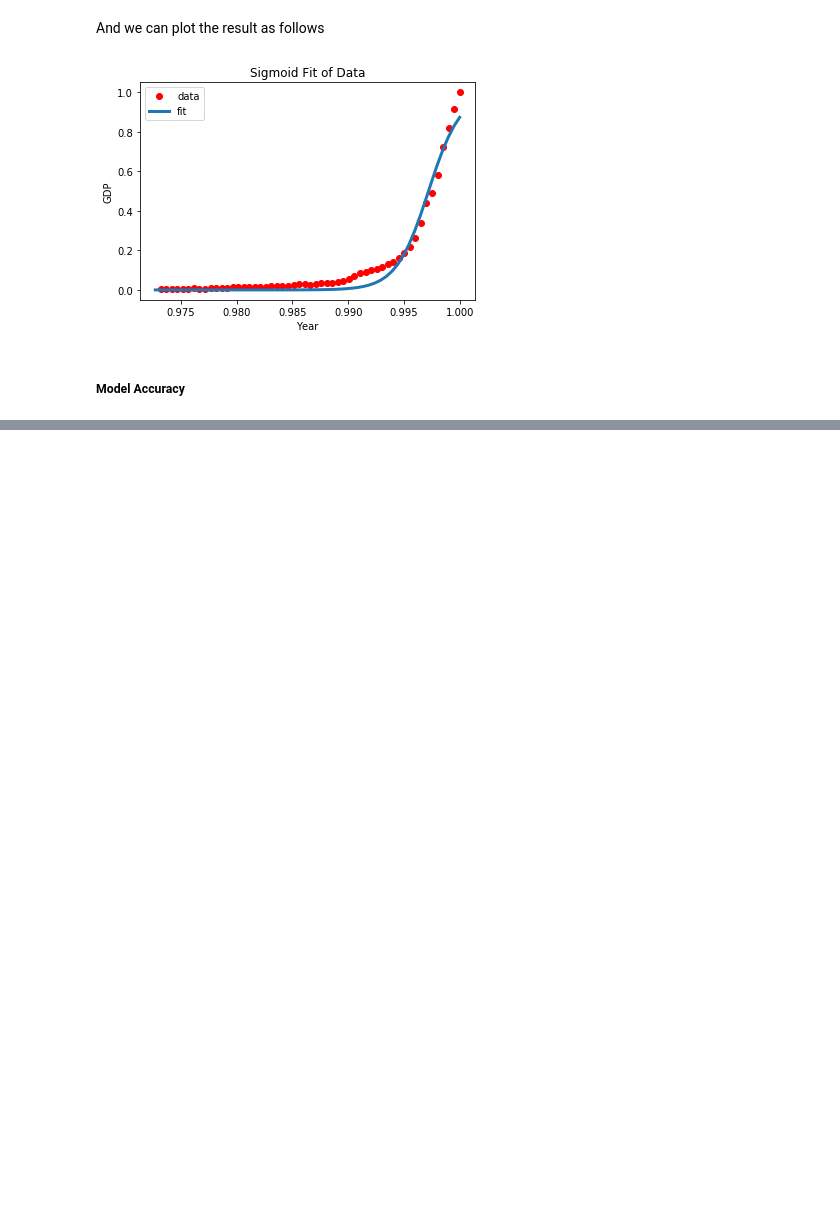
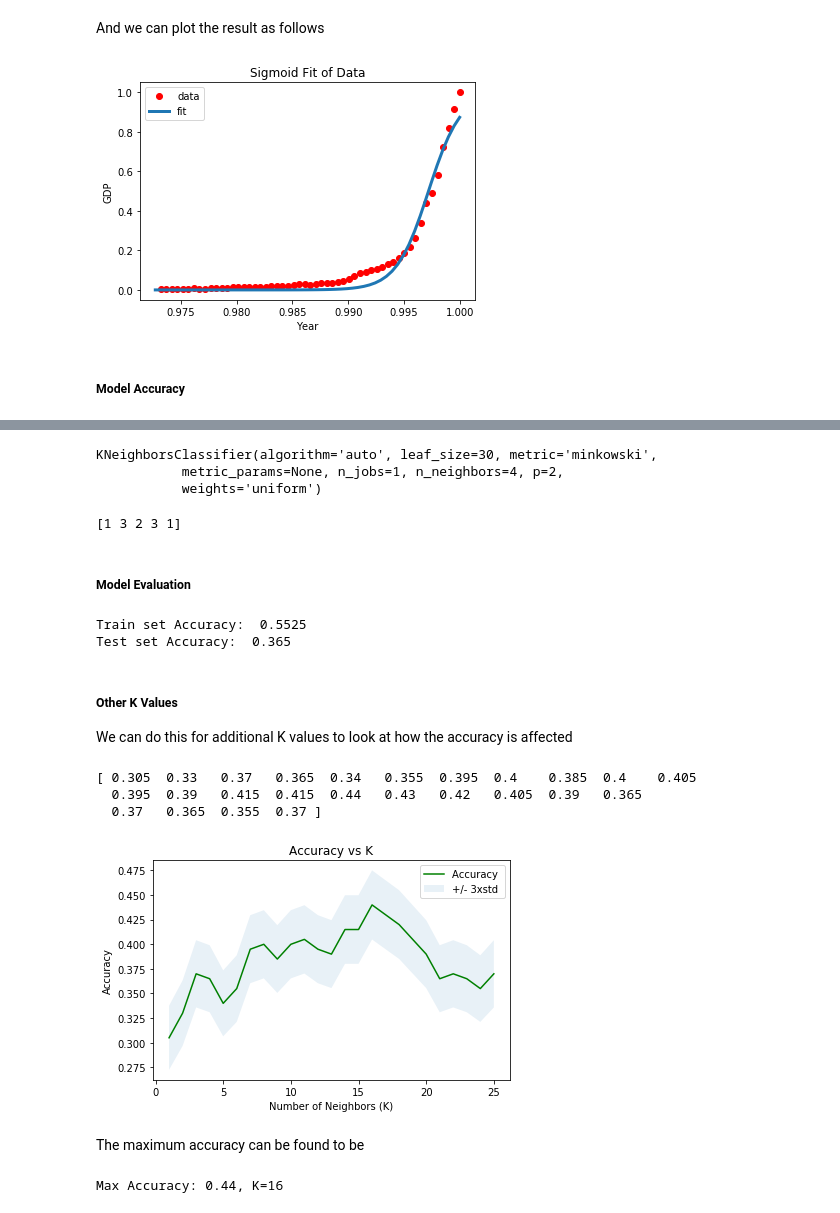
Before and after one commit to nabeelvalley/docs, a Jupyter notebook: dsx-with-python/notebooks/machine-learning-with-python.ipynb, the cells around one changed output, grey strips where cells are left out. Cells and saved outputs as stored; diff of their text form; code cells hidden in the pictures; blank space fills up the shorter version.

```diff
--- a/dsx-with-python/notebooks/machine-learning-with-python.ipynb
+++ b/dsx-with-python/notebooks/machine-learning-with-python.ipynb
@@ -625,0 +838,63 @@ R2-score: 0.95
+# %%
+k = 4
+# %%
+knn = knn_classifier(n_neighbors=k)
+knn.fit(X_train, Y_train)
+# %% [output]
+KNeighborsClassifier(algorithm='auto', leaf_size=30, metric='minkowski',
+           metric_params=None, n_jobs=1, n_neighbors=4, p=2,
+           weights='uniform')
+# %%
+Y_hat = knn.predict(X_test)
+print(Y_hat[0:5])
+# %% [output]
+[1 3 2 3 1]
+# %% [markdown]
+##### Model Evaluation
+# %%
+from sklearn import metrics
+print("Train set Accuracy: ", metrics.accuracy_score(Y_train, knn.predict(X_train)))
+print("Test set Accuracy: ", metrics.accuracy_score(Y_test, Y_hat))
+# %% [output]
+Train set Accuracy:  0.5525
+Test set Accuracy:  0.365
+# %% [markdown]
+##### Other K Values
+
+We can do this for additional K values to look at how the accuracy is affected
+# %%
+k_max = 25
+mean_acc = np.zeros((k_max))
+std_acc = np.zeros((k_max))
+ConfustionMx = [];
+for n in range(1,k_max + 1):
+
+    #Train Model and Predict
+    knn = KNeighborsClassifier(n_neighbors = n).fit(X_train,Y_train)
+    Y_hat = knn.predict(X_test)
+    mean_acc[n-1] = metrics.accuracy_score(Y_test, Y_hat)
+
+    std_acc[n-1] = np.std(Y_hat == Y_test)/np.sqrt(Y_hat.shape[0])
+
+print(mean_acc)
+# %% [output]
+[ 0.305  0.33   0.37   0.365  0.34   0.355  0.395  0.4    0.385  0.4    0.405
+  0.395  0.39   0.415  0.415  0.44   0.43   0.42   0.405  0.39   0.365
+  0.37   0.365  0.355  0.37 ]
+# %%
+plt.title('Accuracy vs K')
+plt.plot(range(1,k_max + 1),mean_acc,'g')
+plt.fill_between(range(1,k_max + 1),mean_acc - 1 * std_acc,mean_acc + 1 * std_acc, alpha=0.10)
+plt.legend(('Accuracy ', '+/- 3xstd'))
+plt.ylabel('Accuracy')
+plt.xlabel('Number of Neighbors (K)')
+plt.tight_layout()
+plt.show()
+# %% [output]
+[figure, added]
+# %% [markdown]
+The maximum accuracy can be found to be
+# %%
+print('Max Accuracy: {}, K={}'.format(max(mean_acc),mean_acc.argmax() + 1))
+# %% [output]
+Max Accuracy: 0.44, K=16
```
Also changed, not shown: parts of 31 cells of this notebook.
